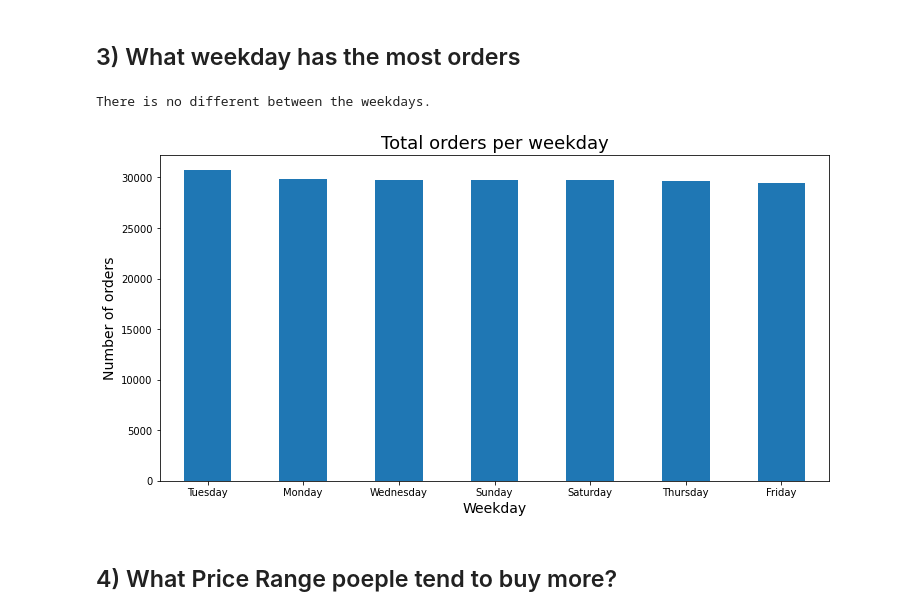
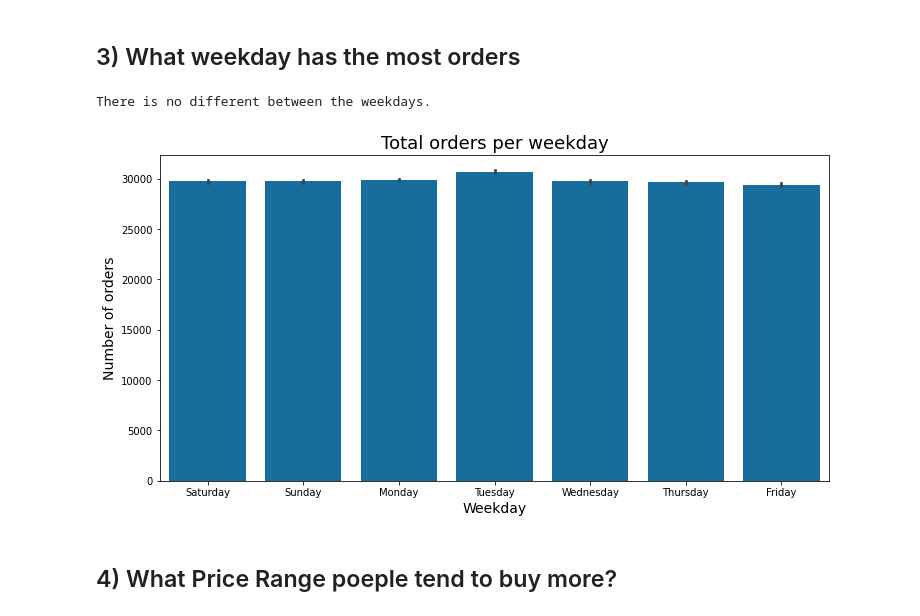
Before and after one commit to AdhamAlQatawy/ElectronicStoreAnalysis, a Jupyter notebook: SalesNoteBook.ipynb, the cells around one changed output. Saved outputs shown, nothing was run; the diff lists cells and outputs as text; code cells hidden in the pictures.

```diff
--- a/SalesNoteBook.ipynb
+++ b/SalesNoteBook.ipynb
@@ -182,0 +203,2 @@ df_modified.query("Product == 'Product'")
+# %%
+df_modified.drop_duplicates(inplace=True)
@@ -359,7 +369,7 @@ ME     2455
 Name: State, dtype: int64
 # %%
 # Getting the total price for each order
-df_modified['Total_Price'] = df_modified['Quantity_Ordered']* df_modified['Price_Each']
+df_modified['Sales'] = df_modified['Quantity_Ordered']* df_modified['Price_Each']
 df_modified
 # %% [output]
 |  | Order_ID | Product | Quantity_Ordered | Price_Each | Order_Date | Purchase_Address | Date | Day | ... |
@@ -378,5 +388,5 @@ df_modified
 # %%
 # Dropping order_date and address columns
-df_modified.drop(columns=['Order_Date', 'Purchase_Address', 'Date'], inplace=True)
+df_modified.drop(columns=['Order_Date', 'Purchase_Address'], inplace=True)
 df_modified
 # %% [output]
@@ -422,15 +471,17 @@ There is no different between the days in orders numbers.
 # %% [markdown]
 ## 3) What weekday has the most orders
 # %%
-df_modified.groupby('DayOfWeek')['Quantity_Ordered'].sum().sort_values(ascending=False).plot(kind = 'bar', figsize=(12,6))
+plt.figure(figsize = [12, 6])
+base_color = sb.color_palette('colorblind')[0]
+sb.barplot(data = df_modified, x='DayOfWeek',y = "Quantity_Ordered", color = base_color,estimator=sum,
+             order=['Saturday', 'Sunday', 'Monday', 'Tuesday', 'Wednesday', 'Thursday', 'Friday'])
 plt.ylabel('Number of orders', fontsize=14)
 plt.xlabel('Weekday', fontsize=14)
-plt.xticks(rotation=0)
 plt.title('Total orders per weekday', fontsize=18)
 print("There is no different between the weekdays.")
 # %% [output]
 There is no different between the weekdays.
-[figure, old version]
+[figure, new version]
 # %% [markdown]
 ## 4) What Price Range poeple tend to buy more?
 # %%
```
Also changed, not shown: parts of 28 cells of this notebook, 3 other files.
